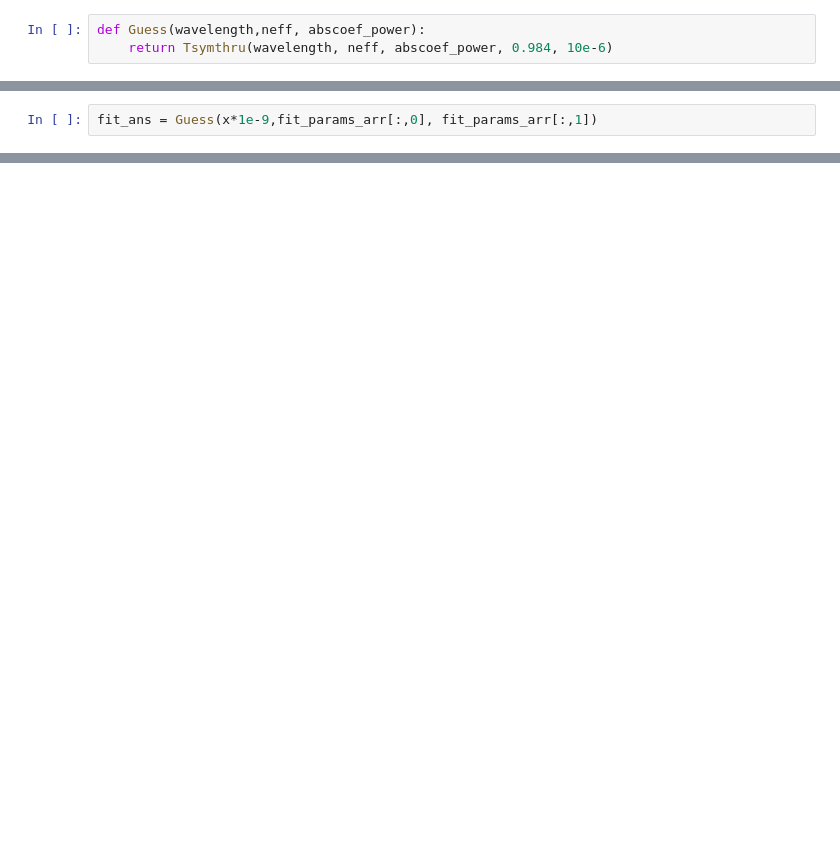
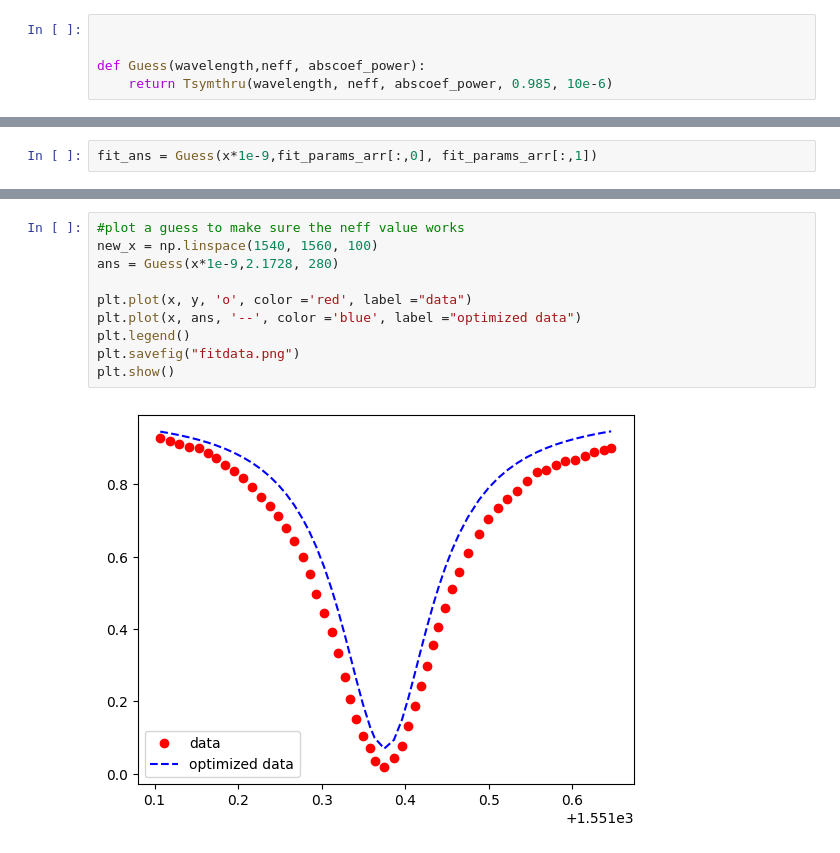
Before and after one commit to madelynnjm/Updated_Thesis, a Jupyter notebook: Falco/4K-code/4K0.5V.ipynb, the cells around one changed output, grey strips where cells are left out. Cells and saved outputs as stored; diff of their text form; blank space fills up the shorter version.

```diff
--- a/Falco/4K-code/4K0.5V.ipynb
+++ b/Falco/4K-code/4K0.5V.ipynb
@@ -42,8 +42,10 @@ plt.show()
 # %% [output]
 [figure]
 # %%
+
+
 def Guess(wavelength,neff, abscoef_power):
-    return Tsymthru(wavelength, neff, abscoef_power, 0.984, 10e-6)
+    return Tsymthru(wavelength, neff, abscoef_power, 0.985, 10e-6)
 # %%
 #plot a guess to make sure the neff value works
 new_x = np.linspace(1540, 1560, 100)
@@ -102,0 +105,12 @@ plt.show()
+# %%
+#plot a guess to make sure the neff value works
+new_x = np.linspace(1540, 1560, 100)
+ans = Guess(x*1e-9,2.1728, 280)
+
+plt.plot(x, y, 'o', color ='red', label ="data")
+plt.plot(x, ans, '--', color ='blue', label ="optimized data")
+plt.legend()
+plt.savefig("fitdata.png")
+plt.show()
+# %% [output]
+[figure, added]
```
Also changed, not shown: parts of 3 cells of this notebook, 45 other files.
